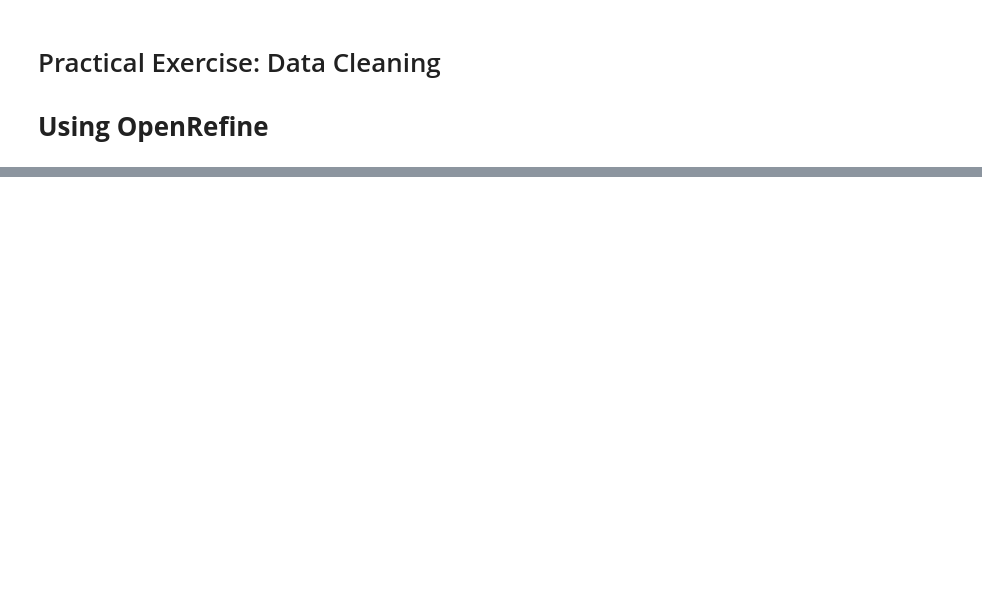
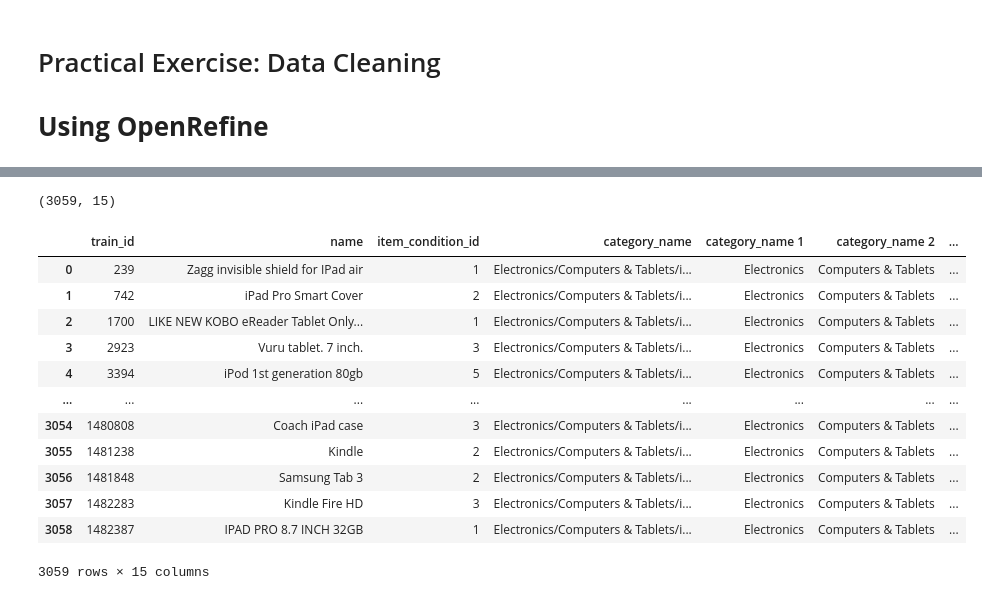
Before and after one commit to falawar7/AAI614_ELAWAR, a Jupyter notebook: Week3/Faisal_Elawar_Practical_Exercise_Data_Cleaning.ipynb, the cells around one changed output, grey strips where cells are left out. Saved outputs shown, nothing was run; the diff lists cells and outputs as text; code cells hidden in the pictures; blank space fills up the shorter version.

```diff
--- a/Week3/Faisal_Elawar_Practical_Exercise_Data_Cleaning.ipynb
+++ b/Week3/Faisal_Elawar_Practical_Exercise_Data_Cleaning.ipynb
@@ -67,0 +75,9 @@ df
+# %%
+import pandas as pd
+from google.colab import files
+
+# Path to the TSV file - Cleaned Data
+tsv_file = '/content/drive/Othercomputers/THINKPAD-T14/AI/Data_Science/Week3/Openrefine/Faisal_Elawar_OpenRefine.tsv'
+
+# Reading the TSV file
+df2 = pd.read_table(tsv_file, sep='\t')
@@ -67,0 +113,20 @@ df
+# %%
+df2.shape
+# %% [output]
+(3059, 15)
+# %%
+df2
+# %% [output]
+|  | train_id | name | item_condition_id | category_name | category_name 1 | category_name 2 | ... |
+| 0 | 239 | Zagg invisible shield for IPad air | 1 | Electronics/Computers & Tablets/i... | Electronics | Computers & Tablets | ... |
+| 1 | 742 | iPad Pro Smart Cover | 2 | Electronics/Computers & Tablets/i... | Electronics | Computers & Tablets | ... |
+| 2 | 1700 | LIKE NEW KOBO eReader Tablet Only... | 1 | Electronics/Computers & Tablets/i... | Electronics | Computers & Tablets | ... |
+| 3 | 2923 | Vuru tablet. 7 inch. | 3 | Electronics/Computers & Tablets/i... | Electronics | Computers & Tablets | ... |
+| 4 | 3394 | iPod 1st generation 80gb | 5 | Electronics/Computers & Tablets/i... | Electronics | Computers & Tablets | ... |
+| ... | ... | ... | ... | ... | ... | ... | ... |
+| 3054 | 1480808 | Coach iPad case | 3 | Electronics/Computers & Tablets/i... | Electronics | Computers & Tablets | ... |
+| 3055 | 1481238 | Kindle | 2 | Electronics/Computers & Tablets/i... | Electronics | Computers & Tablets | ... |
+| 3056 | 1481848 | Samsung Tab 3 | 2 | Electronics/Computers & Tablets/i... | Electronics | Computers & Tablets | ... |
+| 3057 | 1482283 | Kindle Fire HD | 3 | Electronics/Computers & Tablets/i... | Electronics | Computers & Tablets | ... |
+| 3058 | 1482387 | IPAD PRO 8.7 INCH 32GB | 1 | Electronics/Computers & Tablets/i... | Electronics | Computers & Tablets | ... |
+3059 rows × 15 columns
```
Also changed, not shown: parts of 10 cells of this notebook.
